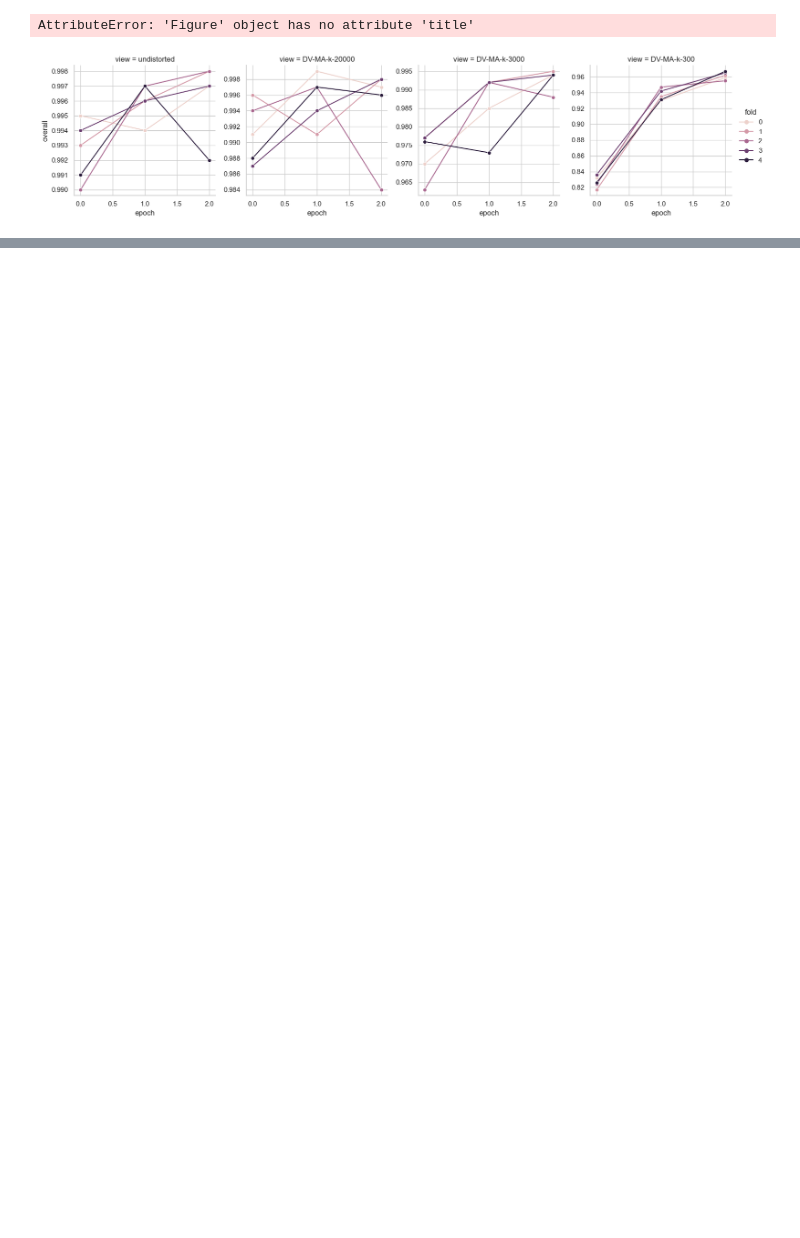
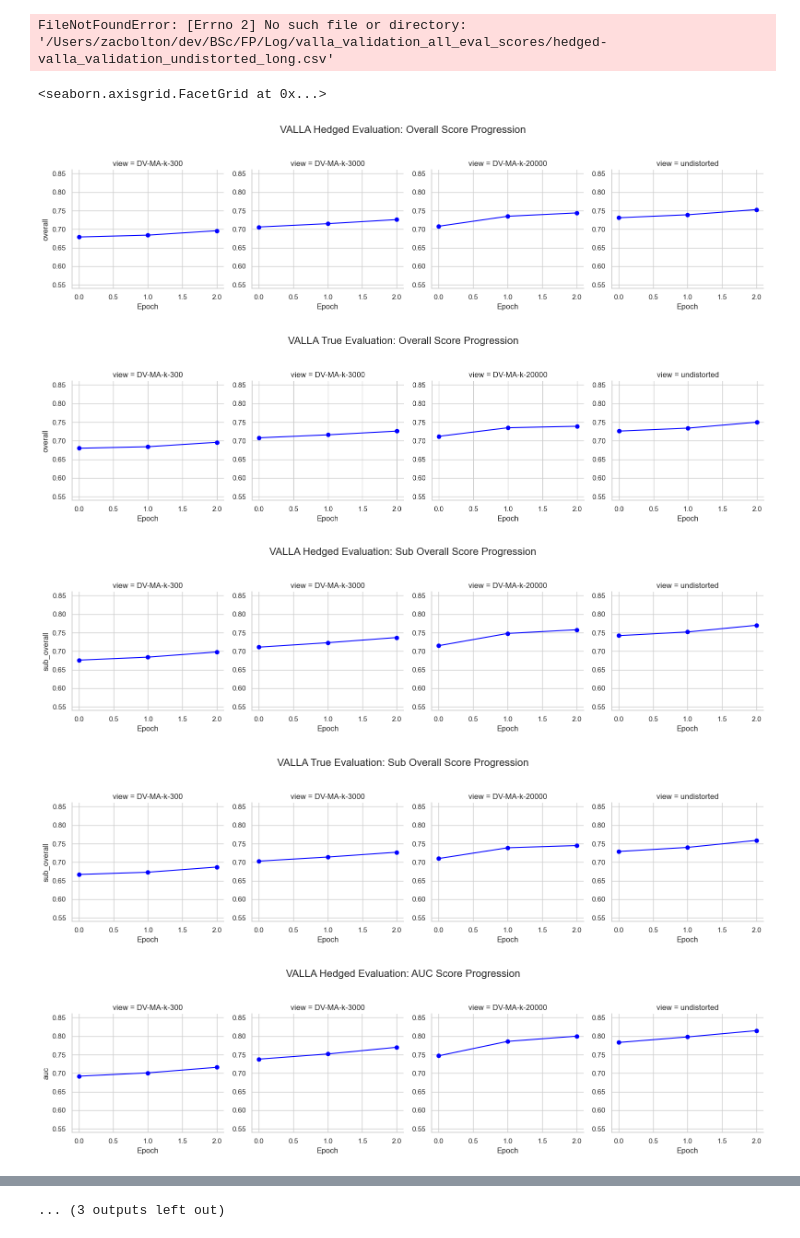
Before and after one commit to zacharyabolton/historical_av_with_SBERT, a Jupyter notebook: notebooks/full-run-eval-score-visualizer.ipynb, the cells around one changed output, grey strips where cells are left out. Drawn from its saved outputs; the diff is of its cells as text; code cells hidden in the pictures; blank space fills up the shorter version.

Commit message:
Updates to work with VALLA

```diff
--- a/notebooks/full-run-eval-score-visualizer.ipynb
+++ b/notebooks/full-run-eval-score-visualizer.ipynb
@@ -54,31 +65,37 @@ def plot_metric(df, metric, title):
 # %%
 df_hedged = load_and_clean(
-    '/Users/zacbolton/dev/BSc/FP/Log/full_run_all_eval_hedged_scores/hedged-full_run_all_eval_hedged_scores.csv'
+    '/Users/zacbolton/dev/BSc/FP/Log/valla_validation_all_eval_scores/hedged-valla_validation_undistorted_long.csv'
 )
 df_true = load_and_clean(
-    '/Users/zacbolton/dev/BSc/FP/Log/full_run_all_eval_hedged_scores/true-full_run_all_eval_true_scores.csv'
+    '/Users/zacbolton/dev/BSc/FP/Log/valla_validation_all_eval_scores/true-valla_validation_undistorted_long.csv'
 )
+# %% [output]
+FileNotFoundError: [Errno 2] No such file or directory: '/Users/zacbolton/dev/BSc/FP/Log/valla_validation_all_eval_scores/hedged-valla_validation_undistorted_long.csv'
 # %%
-plot_metric(df_hedged, "overall", "Hedged Evaluation: Overall Score Progression")
-plot_metric(df_true, "overall", "True Evaluation: Overall Score Progression")
+plot_metric(df_hedged, "overall", "VALLA Hedged Evaluation: Overall Score Progression")
+plot_metric(df_true, "overall", "VALLA True Evaluation: Overall Score Progression")
 
-plot_metric(df_hedged, "sub_overall", "Hedged Evaluation: Sub Overall Score Progression")
-plot_metric(df_true, "sub_overall", "True Evaluation: Sub Overall Score Progression")
+plot_metric(df_hedged, "sub_overall", "VALLA Hedged Evaluation: Sub Overall Score Progression")
+plot_metric(df_true, "sub_overall", "VALLA True Evaluation: Sub Overall Score Progression")
 
-plot_metric(df_hedged, "auc", "Hedged Evaluation: AUC Score Progression")
-plot_metric(df_true, "auc", "True Evaluation: AUC Score Progression")
+plot_metric(df_hedged, "auc", "VALLA Hedged Evaluation: AUC Score Progression")
+plot_metric(df_true, "auc", "VALLA True Evaluation: AUC Score Progression")
 
-plot_metric(df_hedged, "c@1", "Hedged Evaluation: C@1 Score Progression")
-plot_metric(df_true, "c@1", "True Evaluation: C@1 Score Progression")
+plot_metric(df_hedged, "c@1", "VALLA Hedged Evaluation: C@1 Score Progression")
+plot_metric(df_true, "c@1", "VALLA True Evaluation: C@1 Score Progression")
 
-plot_metric(df_hedged, "f_05_u", "Hedged Evaluation: F0.5u Score Progression")
-plot_metric(df_true, "f_05_u", "True Evaluation: F0.5u Score Progression")
+plot_metric(df_hedged, "f_05_u", "VALLA Hedged Evaluation: F0.5u Score Progression")
+plot_metric(df_true, "f_05_u", "VALLA True Evaluation: F0.5u Score Progression")
 
-plot_metric(df_hedged, "F1", "Hedged Evaluation: F1 Score Progression")
-plot_metric(df_true, "F1", "True Evaluation: F1 Score Progression")
+plot_metric(df_hedged, "F1", "VALLA Hedged Evaluation: F1 Score Progression")
+plot_metric(df_true, "F1", "VALLA True Evaluation: F1 Score Progression")
 
-plot_metric(df_hedged, "brier", "Hedged Evaluation: Brier Score Progression")
-plot_metric(df_true, "brier", "True Evaluation: Brier Score Progression")
+plot_metric(df_hedged, "brier", "VALLA Hedged Evaluation: Brier Score Progression")
+plot_metric(df_true, "brier", "VALLA True Evaluation: Brier Score Progression")
 # %% [output]
-AttributeError: 'Figure' object has no attribute 'title'
+<seaborn.axisgrid.FacetGrid at 0x...>
-[figure, old version]
+[figure, new version]
+[figure, added]
+[figure, added]
+[figure, added]
+[figure, added]
@@ -84,0 +108 @@ AttributeError: 'Figure' object has no attribute 'title'
+... (3 outputs left out)
```
Also changed, not shown: parts of 2 cells of this notebook.
